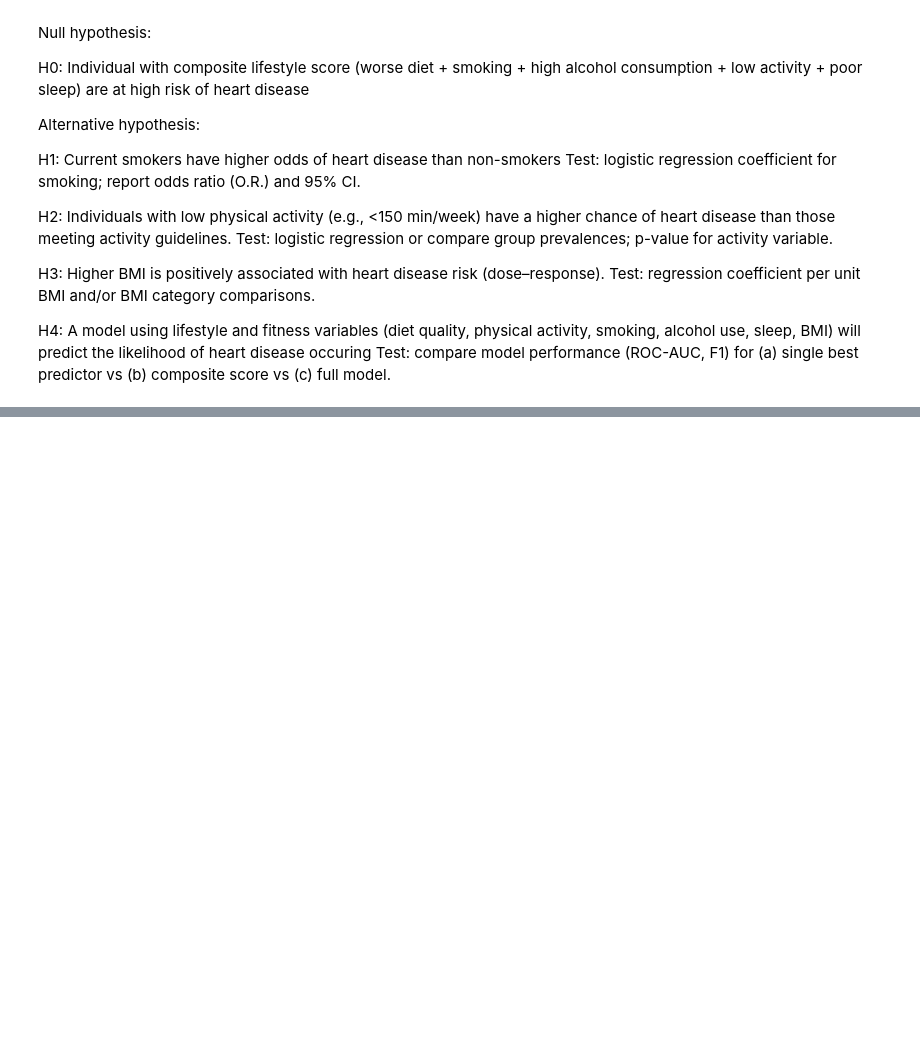
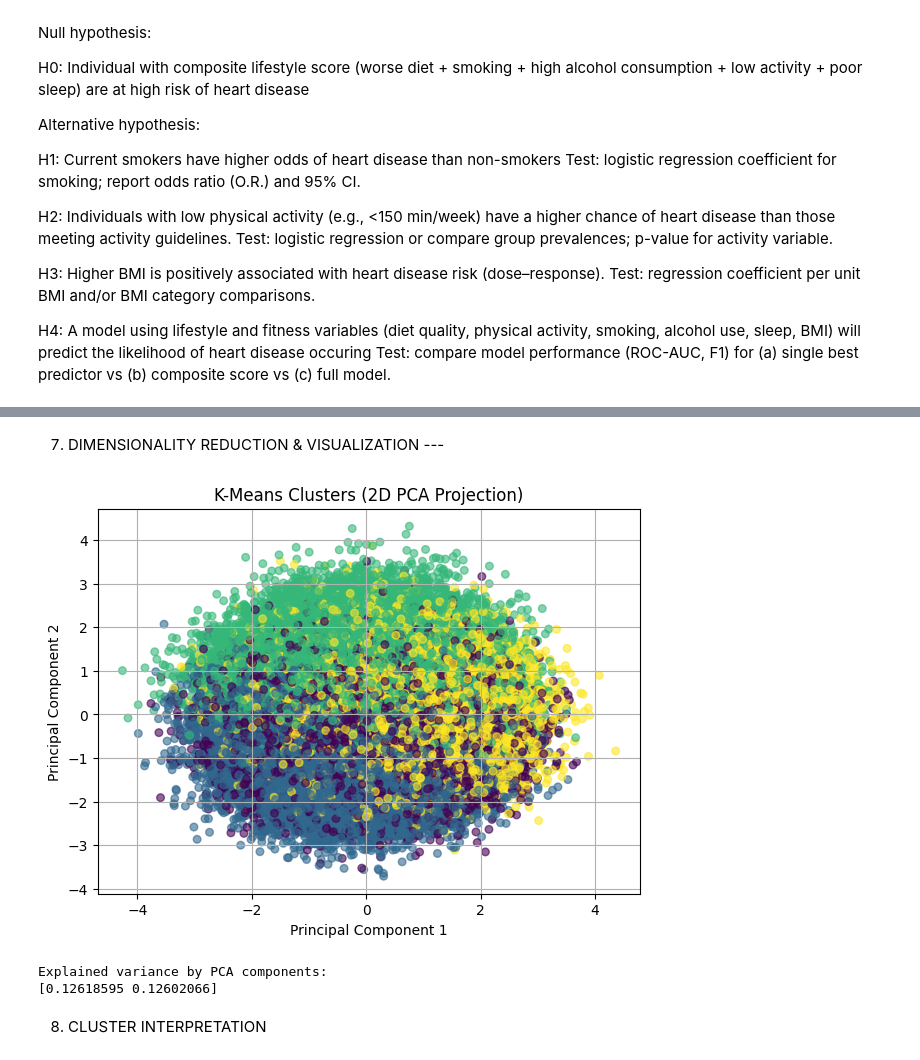
Before and after one commit to Mostafa-Allahmoradi/ClusteringKMeans_Workshop, a Jupyter notebook: Workshop3.ipynb, the cells around one changed output, grey strips where cells are left out. Saved outputs shown, nothing was run; the diff lists cells and outputs as text; code cells hidden in the pictures; blank space fills up the shorter version.

```diff
--- a/Workshop3.ipynb
+++ b/Workshop3.ipynb
@@ -182,0 +250,20 @@ Interpretation:
+# %%
+
+print("Before scaling:")
+print(X.describe().T[['mean', 'std']])
+
+# Initialize StandardScaler (Z-score normalization)
+scaler = StandardScaler()
+
+# Fit and transform the numeric data
+X_scaled = scaler.fit_transform(X)
+
+# Convert scaled data back into a DataFrame
+X_scaled_df = pd.DataFrame(X_scaled, columns=X.columns)
+
+scaler = MinMaxScaler(feature_range=(0, 1))
+X_scaled_range = scaler.fit_transform(X_scaled_df)
+
+# Verify results
+print("\nAfter scaling:")
+print(X_scaled_df.describe().T[['mean', 'std']])
@@ -182,0 +349,36 @@ Interpretation:
+# %% [markdown]
+7. DIMENSIONALITY REDUCTION & VISUALIZATION ---
+# %%
+
+# Separate features and cluster labels
+features = [col for col in X_clustered.columns if col != 'Cluster']
+X = X_clustered[features]
+clusters = X_clustered['Cluster']
+
+# Apply PCA for 2D visualization
+pca = PCA(n_components=2, random_state=42)
+reduced_data = pca.fit_transform(X)
+
+# Create a DataFrame for plotting
+pca_df = pd.DataFrame(reduced_data, columns=['PC1', 'PC2'])
+pca_df['Cluster'] = clusters
+
+# Plot clusters in 2D space
+plt.figure(figsize=(7, 5))
+plt.scatter(pca_df['PC1'], pca_df['PC2'], c=pca_df['Cluster'], cmap='viridis', alpha=0.6, s=30)
+plt.title('K-Means Clusters (2D PCA Projection)')
+plt.xlabel('Principal Component 1')
+plt.ylabel('Principal Component 2')
+plt.grid(True)
+
+plt.show()
+
+# Explained variance ratio
+print("Explained variance by PCA components:")
+print(pca.explained_variance_ratio_)
+# %% [output]
+[figure, added]
+Explained variance by PCA components:
+[0.12618595 0.12602066]
+# %% [markdown]
+8. CLUSTER INTERPRETATION
```
Also changed, not shown: parts of 19 cells of this notebook.
